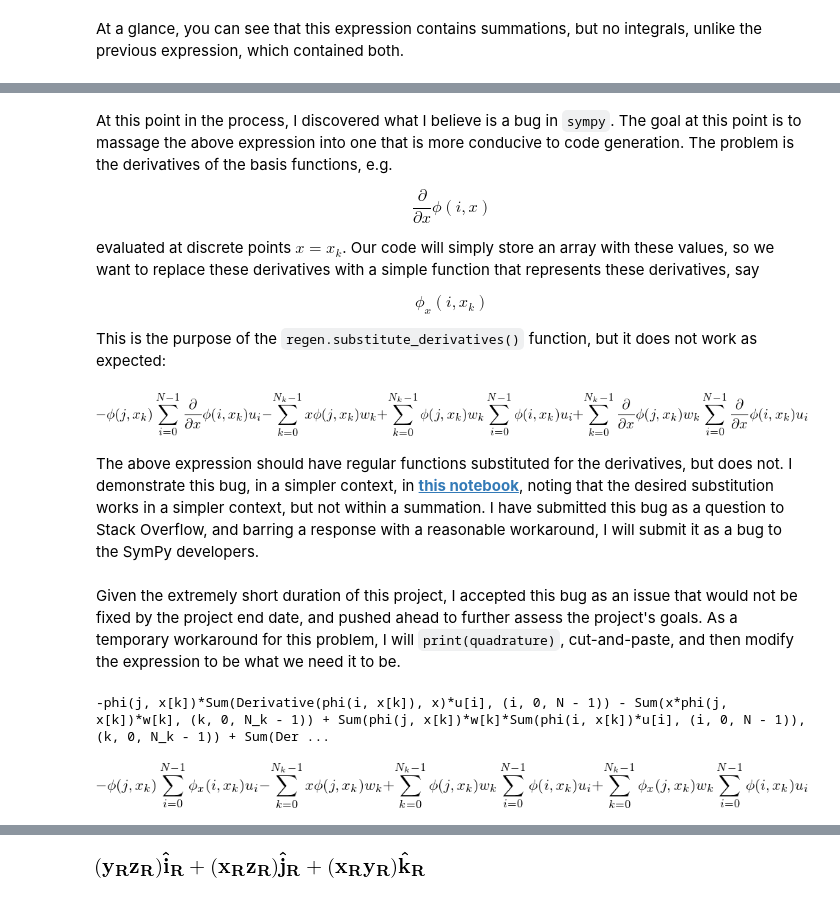
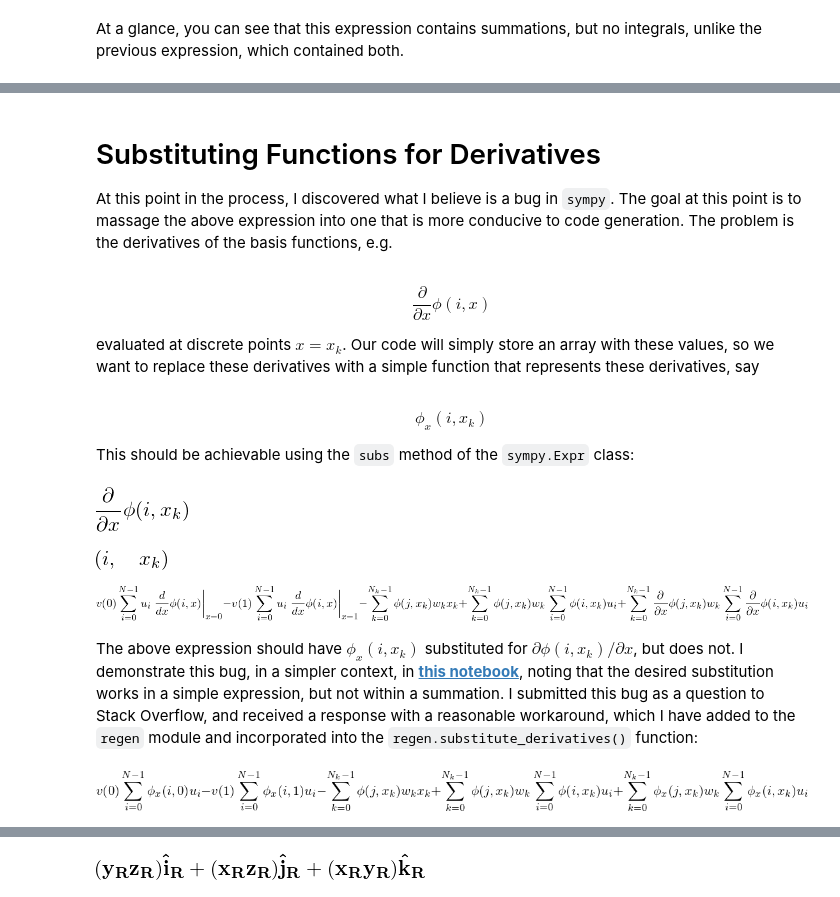
Before and after one commit to mu2x/PyAlbany, a Jupyter notebook: SummaryReport.ipynb, the cells around one changed output, grey strips where cells are left out. Drawn from its saved outputs; the diff is of its cells as text; code cells hidden in the pictures.

```diff
--- a/SummaryReport.ipynb
+++ b/SummaryReport.ipynb
@@ -68,6 +68,6 @@ Our first goal is to obtain the weak form of our model problem.  The weak form i
 The `regen.weak_form()` function takes an `Eq` object as its first argument, the test function as its second argument (so that the user can prevent naming conflicts), and which we name `v`. Note that through inspection, the `regen.weak_form()` function detects the solution variables, in this case `(u(x),)` and the domain variable `x`.
 # %%
 v = Function("v")(x)
-weak_form = regen.weak_form(model_prob, v)
+weak_form = regen.weak_form(model_prob, v, 0, 1)
 weak_form
 # %% [output]
@@ -107,4 +107,4 @@ As such, we now wish to convert the integrals to summations by applying Gaussian
 # %%
-quadrature = regen.quadrature(galerkin)
+quadrature = regen.apply_quadrature(galerkin)
 quadrature
 # %% [output]
@@ -116,26 +114,38 @@ At a glance, you can see that this expression contains summations, but no integr
 # %% [markdown]
+# Substituting Functions for Derivatives
+
 At this point in the process, I discovered what I believe is a bug in `sympy`.  The goal at this point is to massage the above expression into one that is more conducive to code generation.  The problem is the derivatives of the basis functions, e.g.
-
-$$
-\frac{\partial}{\partial x} \phi(i,x)
-$$
-
-evaluated at discrete points $x = x_k$.  Our code will simply store an array with these values, so we want to replace these derivatives with a simple function that represents these derivatives, say
-
-$$
-\phi_x(i, x_k)
-$$
-
-This is the purpose of the `regen.substitute_derivatives()` function, but it does not work as expected:
+# %% [markdown]
+$$
+\frac{\partial}{\partial x} \phi(i,x)
+$$
+
+evaluated at discrete points $x = x_k$.  Our code will simply store an array with these values, so we want to replace these derivatives with a simple function that represents these derivatives, say
+# %% [markdown]
+$$
+\phi_x(i, x_k)
+$$
+
+This should be achievable using the `subs` method of the `sympy.Expr` class:
+# %%
+deriv = quadrature.args[3].args[0].args[2].args[0].args[0]
+deriv
+# %% [output]
+[figure, added]
+# %%
+i, x_k = deriv.args[0].args
+i, x_k
+# %% [output]
+[figure, added]
+# %%
+phi_x = Function('phi_x')
+quadrature.subs(deriv, phi_x(i, x_k))
+# %% [output]
+[figure, added]
+# %% [markdown]
+The above expression should have $\phi_x(i,x_k)$ substituted for $\partial \phi(i, x_k) / \partial x$, but does not.  I demonstrate this bug, in a simpler context, in __[this notebook](http://localhost:8888/notebooks/SubstitutionBug.ipynb)__, noting that the desired substitution works in a simple expression, but not within a summation.  I submitted this bug as a question to Stack Overflow, and received a response with a reasonable workaround, which I have added to the `regen` module and incorporated into the `regen.substitute_derivatives()` function:
 # %%
-regen.substitute_derivatives(quadrature)
+discrete = regen.substitute_derivatives(quadrature)
+discrete
 # %% [output]
-[figure, old version]
+[figure, new version]
-# %% [markdown]
-The above expression should have regular functions substituted for the derivatives, but does not.  I demonstrate this bug, in a simpler context, in __[this notebook](http://localhost:8888/notebooks/SubstitutionBug.ipynb)__, noting that the desired substitution works in a simpler context, but not within a summation.  I have submitted this bug as a question to Stack Overflow, and barring a response with a reasonable workaround, I will submit it as a bug to the SymPy developers.
-# %% [markdown]
-Given the extremely short duration of this project, I accepted this bug as an issue that would not be fixed by the project end date, and pushed ahead to further assess the project's goals.  As a temporary workaround for this problem, I will `print(quadrature)`, cut-and-paste, and then modify the expression to be what we need it to be.
-# %%
-print(quadrature)
-# %% [output]
--phi(j, x[k])*Sum(Derivative(phi(i, x[k]), x)*u[i], (i, 0, N - 1)) - Sum(x*phi(j, x[k])*w[k], (k, 0, N_k - 1)) + Sum(phi(j, x[k])*w[k]*Sum(phi(i, x[k])*u[i], (i, 0, N - 1)), (k, 0, N_k - 1)) + Sum(Der ...
@@ -153,8 +151,0 @@ phi_x = Function('phi_x')
-# %%
-discrete = -phi(j, xk[k])*Sum(phi_x(i, xk[k])*ui[i], (i, 0, N - 1)) - \
-Sum(x*phi(j, xk[k])*w[k], (k, 0, N_k - 1)) + \
-Sum(phi(j, xk[k])*w[k]*Sum(phi(i, xk[k])*ui[i], (i, 0, N - 1)), (k, 0, N_k - 1)) + \
-Sum(phi_x(j, xk[k])*w[k]*Sum(phi(i, xk[k])*ui[i], (i, 0, N - 1)), (k, 0, N_k - 1))
-discrete
-# %% [output]
-[figure, removed]
```
Also changed, not shown: parts of 34 cells of this notebook, 3 other files.
